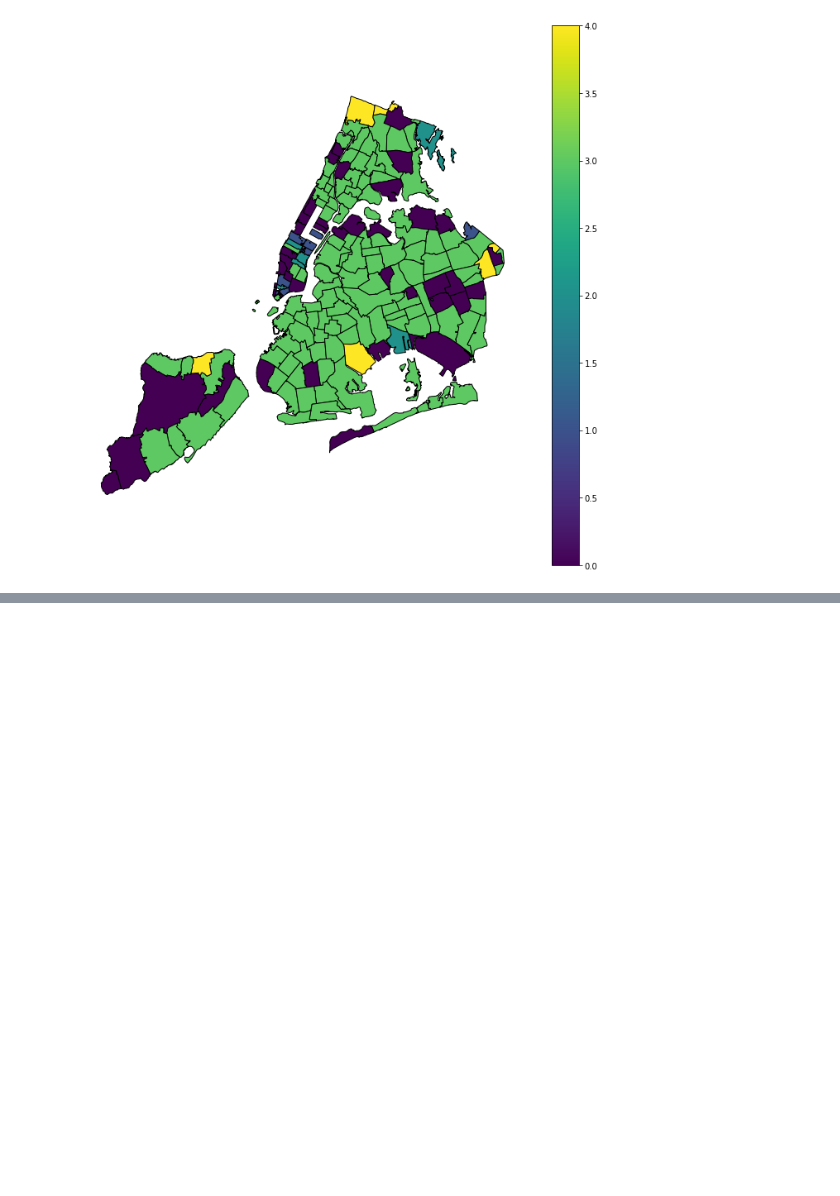
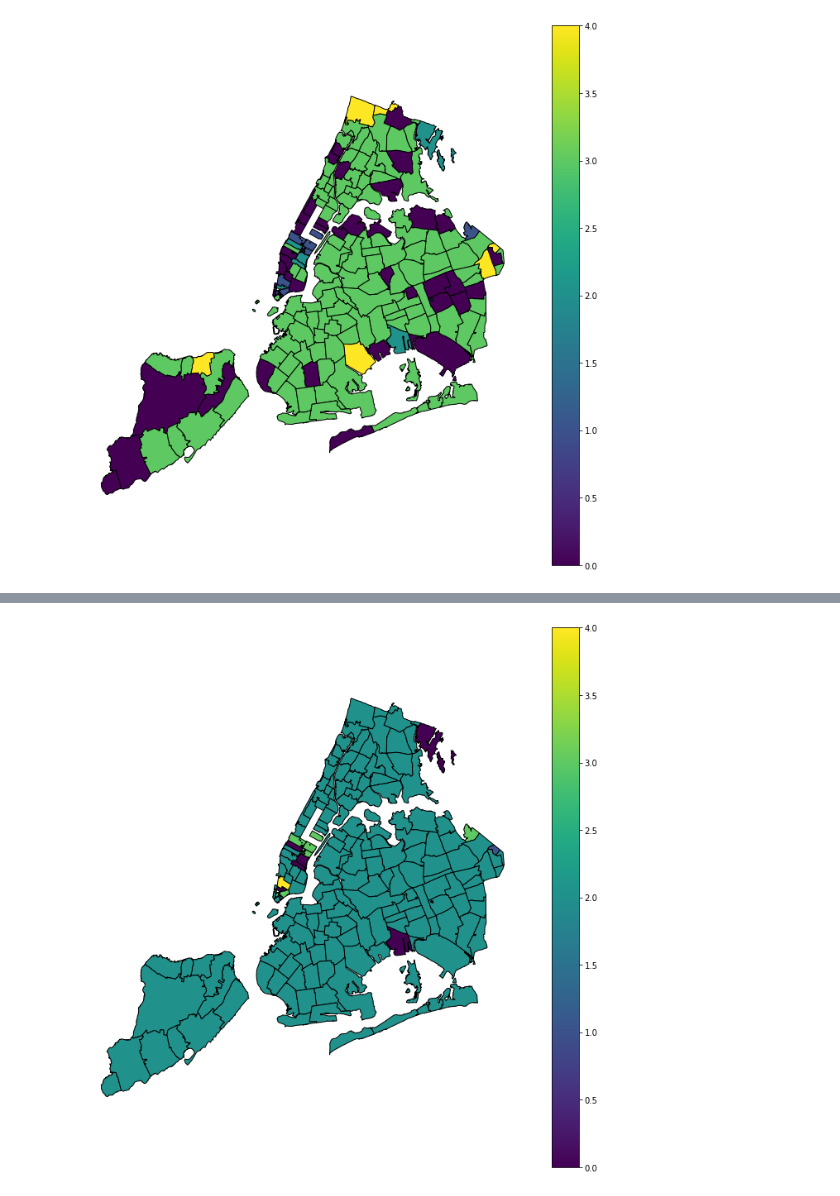
Before and after one commit to tisola/PUI2018_ti582, a Jupyter notebook: HW12_ti582/HW12_A2_TI.ipynb, the cells around one changed output, grey strips where cells are left out. Cells and saved outputs as stored; diff of their text form; code cells hidden in the pictures; blank space fills up the shorter version.

```diff
--- a/HW12_ti582/HW12_A2_TI.ipynb
+++ b/HW12_ti582/HW12_A2_TI.ipynb
@@ -236,0 +262,14 @@ plot1.axis('off');
+# %%
+# Reset the index
+nyczipsshpagc = nyczipsshp2.reset_index()
+nyczipsshpagc.drop(['index'], axis=1, inplace=True)
+# %%
+# Add KMeans labels to the GeoDataFrame
+nyczipsshpagc['labels'] = agclabels
+# %%
+# Plot the results of the Agglomerative clustering on the NYC map
+plot2 = nyczipsshpagc.plot(column='labels',figsize=(12,12),cmap='viridis',alpha=1,
+                          linewidth=1, edgecolor='black', legend=True)
+plot2.axis('off');
+# %% [output]
+[figure, added]
```
Also changed, not shown: parts of 13 cells of this notebook.
